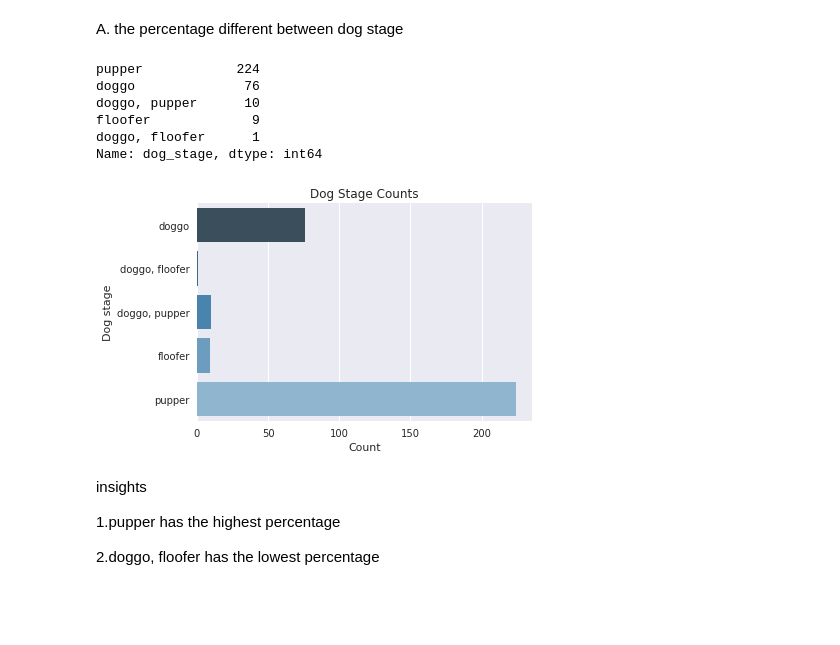
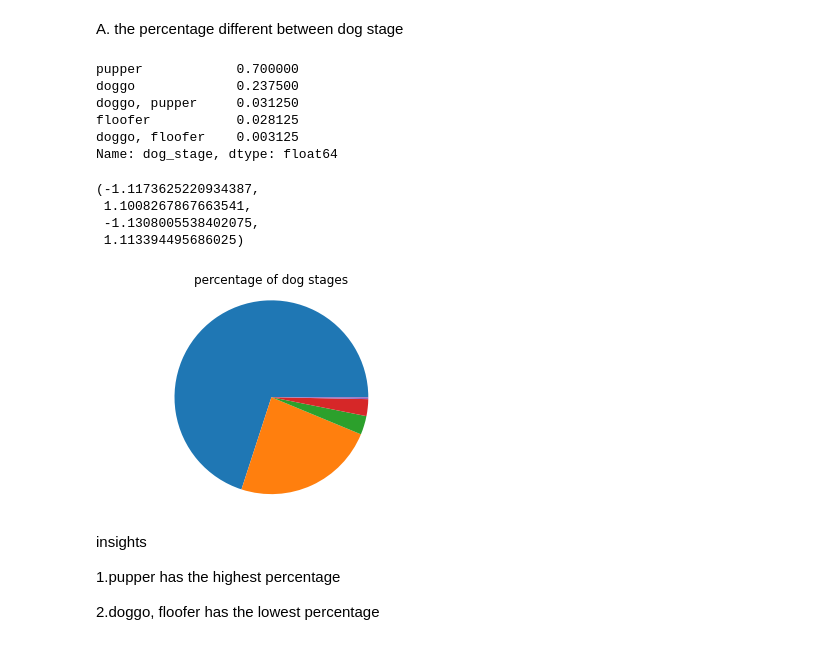
Before and after one commit to AhmedHassanAmer/data-wrangling-project, a Jupyter notebook: wrangle_act.ipynb, the cells around one changed output. Drawn from its saved outputs; the diff is of its cells as text; code cells hidden in the pictures; blank space fills up the shorter version.

```diff
--- a/wrangle_act.ipynb
+++ b/wrangle_act.ipynb
@@ -846,22 +840,31 @@ clean_t_archive.to_csv('twitter_archive_master.csv')
 # %% [markdown]
 A. the percentage different between dog stage
 # %%
-stage_df = clean_t_archive.dog_stage.value_counts()
+stage_df = clean_t_archive.dog_stage.value_counts(5)
 stage_df
 # %% [output]
-pupper            224
-doggo              76
-doggo, pupper      10
-floofer             9
-doggo, floofer      1
-Name: dog_stage, dtype: int64
+pupper            0.700000
+doggo             0.237500
+doggo, pupper     0.031250
+floofer           0.028125
+doggo, floofer    0.003125
+Name: dog_stage, dtype: float64
-# %%
-data = clean_t_archive.groupby('dog_stage').count()['tweet_id']
-ax = sns.barplot(y=data.index, x=data.values, palette='Blues_d')
-ax.set(xlabel='Count', ylabel='Dog stage', title='Dog Stage Counts')
-plt.show()
-# %% [output]
-[figure, removed]
+# %%
+stage_df = clean_t_archive.dog_stage.value_counts()
+stage_df
+plt.pie(stage_df)
+labels=['pupper','doggo','puppo','floofer'],
+autopct='%1.1f%%',#show percent on plot 1.1formats(the percent to the tenth place)
+shadow = True
+explode=(0.1,0.2,0.3)
+plt.title('percentage of dog stages')
+plt.axis('equal')#by default matplotlib create chartswith atitle,this line remove this title
+# %% [output]
+(-1.1173625220934387,
+ 1.1008267867663541,
+ -1.1308005538402075,
+ 1.113394495686025)
+[figure, added]
 # %% [markdown]
 insights
 
```
Also changed, not shown: parts of 22 cells of this notebook, 2 other files.
